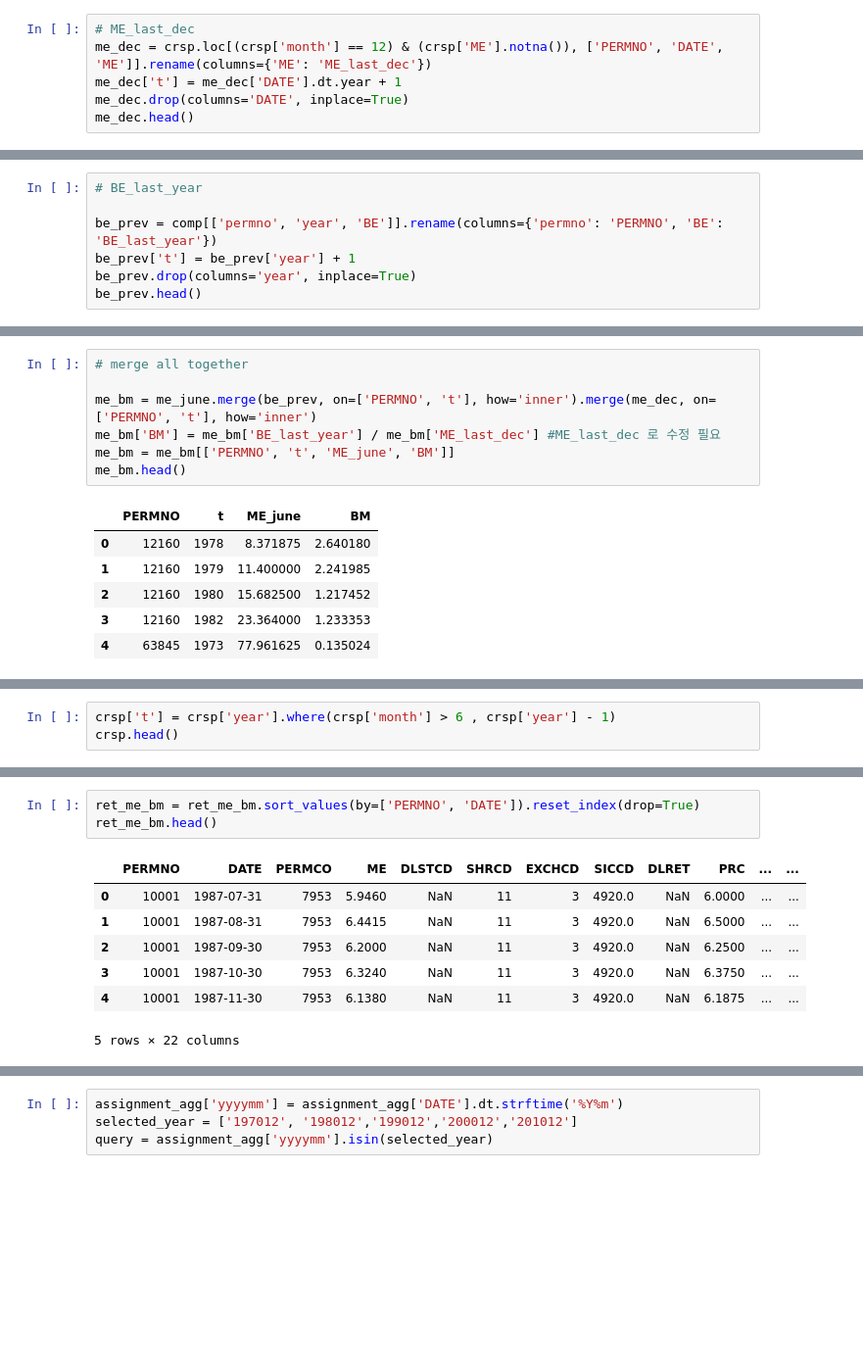
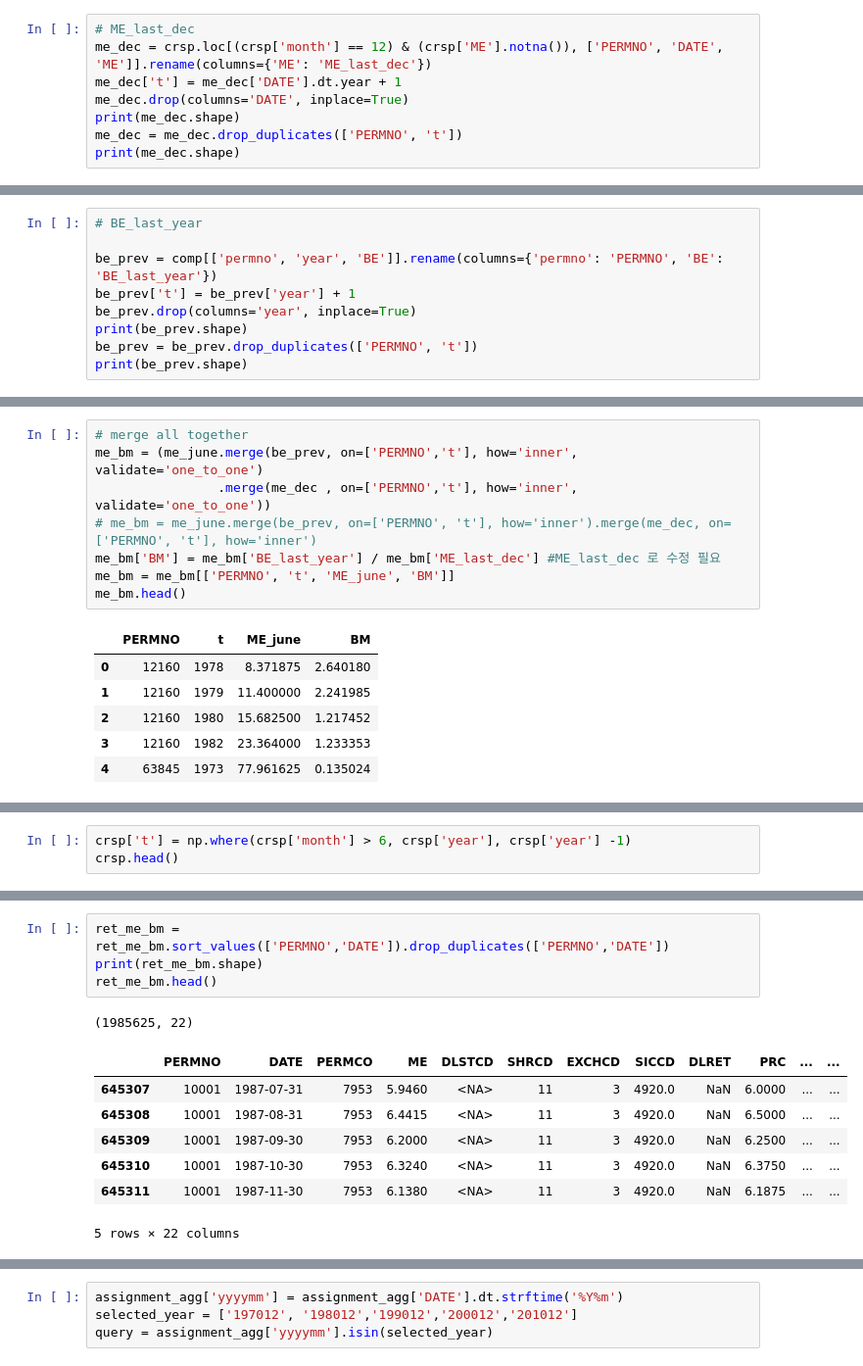
Before and after one commit to khm396/analysis-practice, a Jupyter notebook: KAIST_25fall/assetpricing/sas3.ipynb, the cells around one changed output, grey strips where cells are left out. Shown at 98% size. Saved outputs shown, nothing was run; the diff lists cells and outputs as text; blank space fills up the shorter version.

```diff
--- a/KAIST_25fall/assetpricing/sas3.ipynb
+++ b/KAIST_25fall/assetpricing/sas3.ipynb
@@ -220,5 +251,7 @@ me_june.head()
 me_dec = crsp.loc[(crsp['month'] == 12) & (crsp['ME'].notna()), ['PERMNO', 'DATE', 'ME']].rename(columns={'ME': 'ME_last_dec'})
 me_dec['t'] = me_dec['DATE'].dt.year + 1
 me_dec.drop(columns='DATE', inplace=True)
-me_dec.head()
+print(me_dec.shape)
+me_dec = me_dec.drop_duplicates(['PERMNO', 't'])
+print(me_dec.shape)
 # %% [output]
@@ -234,5 +263,7 @@ me_dec.head()
 be_prev = comp[['permno', 'year', 'BE']].rename(columns={'permno': 'PERMNO', 'BE': 'BE_last_year'})
 be_prev['t'] = be_prev['year'] + 1
 be_prev.drop(columns='year', inplace=True)
-be_prev.head()
+print(be_prev.shape)
+be_prev = be_prev.drop_duplicates(['PERMNO', 't'])
+print(be_prev.shape)
 # %% [output]
@@ -245,7 +272,8 @@ be_prev.head()
 # %%
 # merge all together
-
-me_bm = me_june.merge(be_prev, on=['PERMNO', 't'], how='inner').merge(me_dec, on=['PERMNO', 't'], how='inner')
+me_bm = (me_june.merge(be_prev, on=['PERMNO','t'], how='inner', validate='one_to_one')
+                .merge(me_dec , on=['PERMNO','t'], how='inner', validate='one_to_one'))
+# me_bm = me_june.merge(be_prev, on=['PERMNO', 't'], how='inner').merge(me_dec, on=['PERMNO', 't'], how='inner')
 me_bm['BM'] = me_bm['BE_last_year'] / me_bm['ME_last_dec'] #ME_last_dec 로 수정 필요
 me_bm = me_bm[['PERMNO', 't', 'ME_june', 'BM']]
 me_bm.head()
@@ -259,5 +306,5 @@ me_bm.head()
 # %%
-crsp['t'] = crsp['year'].where(crsp['month'] > 6 , crsp['year'] - 1)
+crsp['t'] = np.where(crsp['month'] > 6, crsp['year'], crsp['year'] -1)
 crsp.head()
 # %% [output]
 |  | PERMNO | DATE | PERMCO | ME | DLSTCD | SHRCD | EXCHCD | SICCD | DLRET | PRC | VOL | ... |
@@ -274,11 +342,13 @@ ret_me_bm.shape
 # %%
-ret_me_bm = ret_me_bm.sort_values(by=['PERMNO', 'DATE']).reset_index(drop=True)
+ret_me_bm = ret_me_bm.sort_values(['PERMNO','DATE']).drop_duplicates(['PERMNO','DATE'])
+print(ret_me_bm.shape)
 ret_me_bm.head()
 # %% [output]
+(1985625, 22)
 |  | PERMNO | DATE | PERMCO | ME | DLSTCD | SHRCD | EXCHCD | SICCD | DLRET | PRC | ... | ... |
-| 0 | 10001 | 1987-07-31 | 7953 | 5.9460 | NaN | 11 | 3 | 4920.0 | NaN | 6.0000 | ... | ... |
-| 1 | 10001 | 1987-08-31 | 7953 | 6.4415 | NaN | 11 | 3 | 4920.0 | NaN | 6.5000 | ... | ... |
-| 2 | 10001 | 1987-09-30 | 7953 | 6.2000 | NaN | 11 | 3 | 4920.0 | NaN | 6.2500 | ... | ... |
-| 3 | 10001 | 1987-10-30 | 7953 | 6.3240 | NaN | 11 | 3 | 4920.0 | NaN | 6.3750 | ... | ... |
-| 4 | 10001 | 1987-11-30 | 7953 | 6.1380 | NaN | 11 | 3 | 4920.0 | NaN | 6.1875 | ... | ... |
+| 645307 | 10001 | 1987-07-31 | 7953 | 5.9460 | <NA> | 11 | 3 | 4920.0 | NaN | 6.0000 | ... | ... |
+| 645308 | 10001 | 1987-08-31 | 7953 | 6.4415 | <NA> | 11 | 3 | 4920.0 | NaN | 6.5000 | ... | ... |
+| 645309 | 10001 | 1987-09-30 | 7953 | 6.2000 | <NA> | 11 | 3 | 4920.0 | NaN | 6.2500 | ... | ... |
+| 645310 | 10001 | 1987-10-30 | 7953 | 6.3240 | <NA> | 11 | 3 | 4920.0 | NaN | 6.3750 | ... | ... |
+| 645311 | 10001 | 1987-11-30 | 7953 | 6.1380 | <NA> | 11 | 3 | 4920.0 | NaN | 6.1875 | ... | ... |
-5 rows × 22 columns
+5 rows × 22 columns
```
Also changed, not shown: parts of 34 cells of this notebook.
